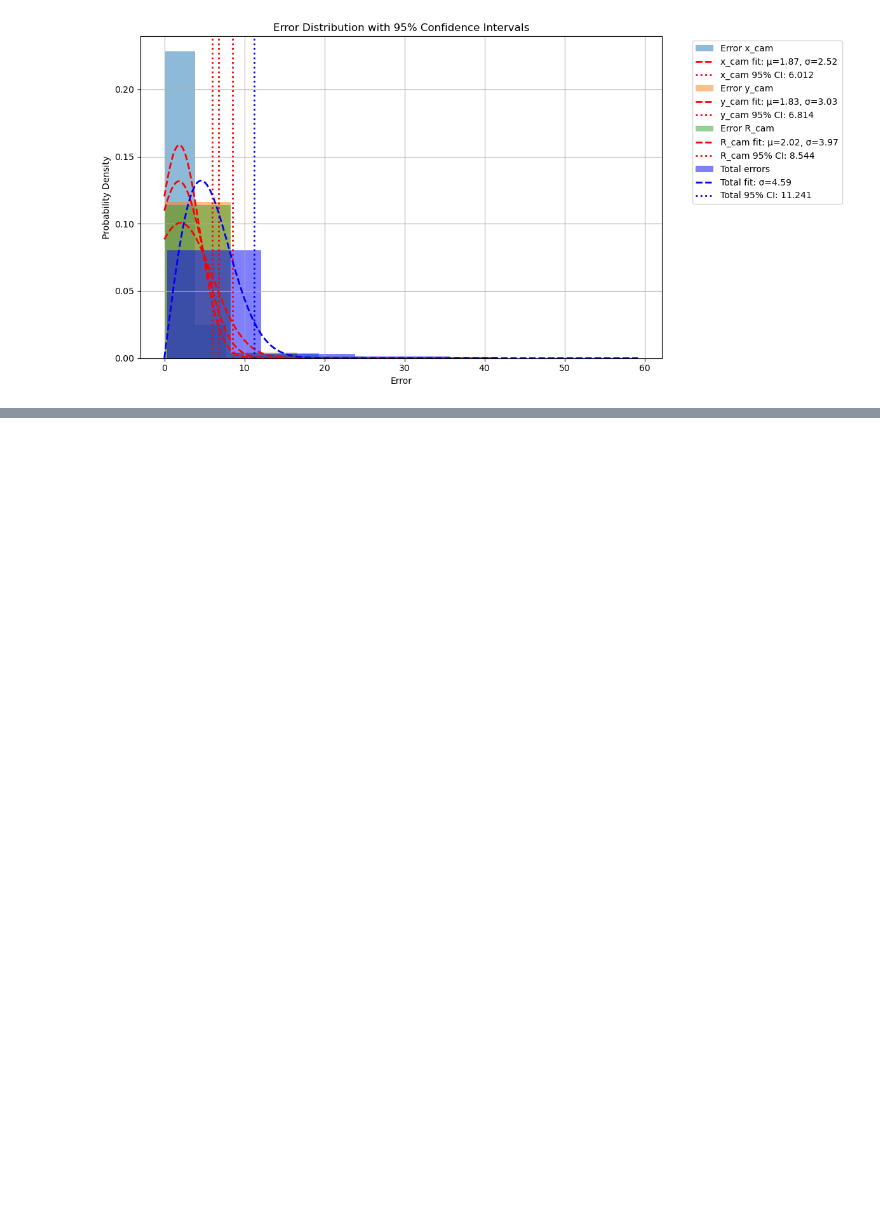
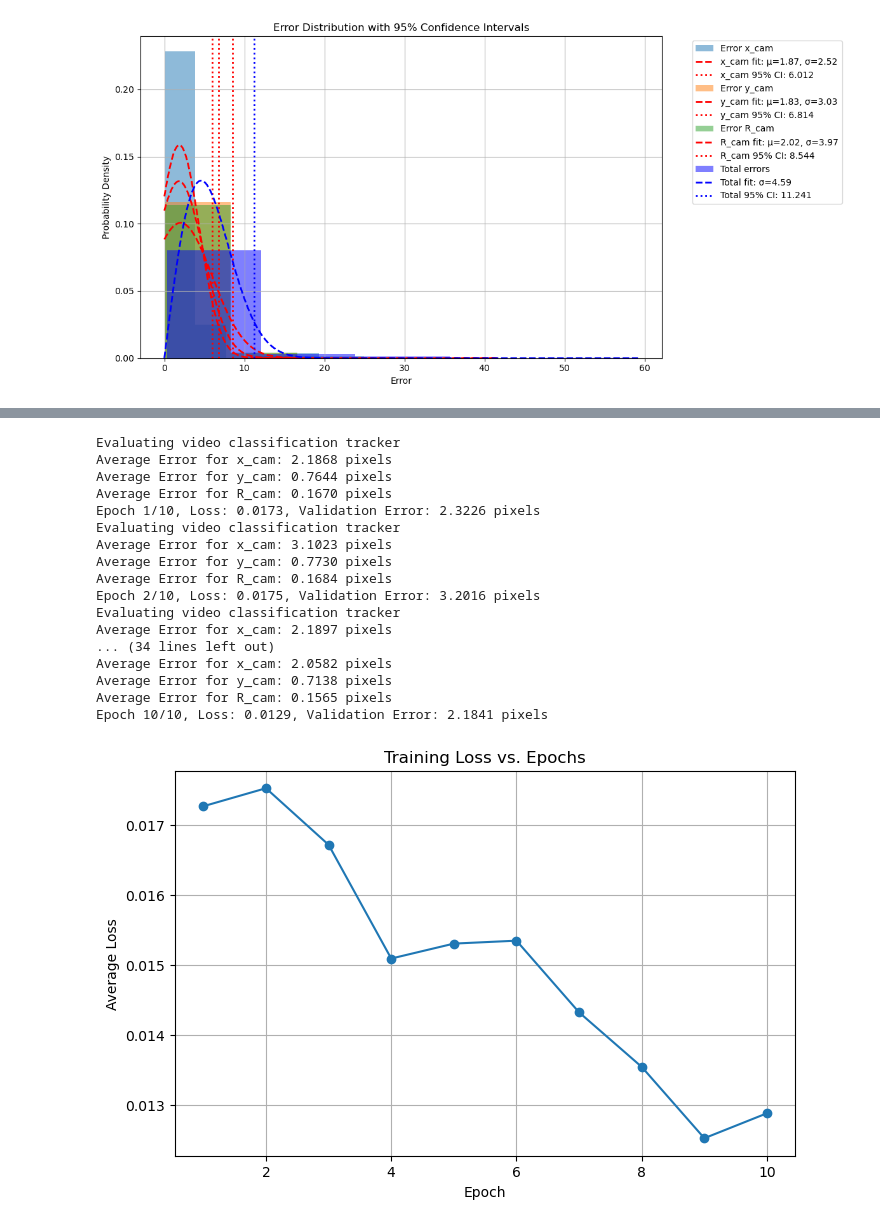
Before and after one commit to MarioRealEn/GoalieSNN, a Jupyter notebook: 3DTracker.ipynb, the cells around one changed output, grey strips where cells are left out. Cells and saved outputs as stored; diff of their text form; code cells hidden in the pictures; blank space fills up the shorter version.

```diff
--- a/3DTracker.ipynb
+++ b/3DTracker.ipynb
@@ -1536,0 +1618,19 @@ array([[1., 0., 0.],
+# %%
+dataset_path = 'dataset_python_sim'
+accumulation_time = 10 # ms
+quantization = 8
+batch_size = 4
+dataset_type = 'all'
+new_positions_csv = f'dataset_python_sim/positions_in_fov_{accumulation_time}ms.csv'
+trainset_in = dt.Tracking3DVideoDataset(dataset_path, accumulation_time, positions_csv=new_positions_csv, quantization = quantization, split='train', dataset_type=dataset_type)
+testset_in = dt.Tracking3DVideoDataset(dataset_path, accumulation_time, positions_csv=new_positions_csv, quantization = quantization, split='test', dataset_type=dataset_type)
+validationset_in = dt.Tracking3DVideoDataset(dataset_path, accumulation_time, positions_csv=new_positions_csv, quantization = quantization, split='val', dataset_type=dataset_type)
+trainloader_in = DataLoader(trainset_in, batch_size=batch_size, shuffle=True, num_workers=0, collate_fn=trainset_in.collate_fn)
+testloader_in = DataLoader(testset_in, batch_size=batch_size, shuffle=False, num_workers=0, collate_fn=testset_in.collate_fn)
+valid_loader_in = DataLoader(validationset_in, batch_size=batch_size, shuffle=False, num_workers=0, collate_fn=validationset_in.collate_fn)
+
+model = network.SCNNVideoClassification(trainset_in, weighted_avg=False).to(device)
+model.name += '-all'
+optimizer = optim.Adam(model.parameters(), lr=0.001)
+loss_function = network.classification_loss
+model.start_training(trainloader_in, optimizer, device, loss_function=loss_function, validationloader=valid_loader_in, num_steps=10, num_epochs=30, chunk_size=40, save=[30, 50]) # I AM TRAINING ON THE TESTLOADER FOR FASTER TRAINING
@@ -1536,0 +1656,21 @@ array([[1., 0., 0.],
+# %%
+
+dataset_path = 'dataset_python_sim'
+accumulation_time = 10 # ms
+quantization = 8
+batch_size = 4
+dataset_type = 'rolls'
+new_positions_csv = f'dataset_python_sim/positions_in_fov_{accumulation_time}ms.csv'
+trainset_in = dt.Tracking3DVideoDataset(dataset_path, accumulation_time, positions_csv=new_positions_csv, augment=True, quantization = quantization, split='train', dataset_type=dataset_type)
+testset_in = dt.Tracking3DVideoDataset(dataset_path, accumulation_time, positions_csv=new_positions_csv, quantization = quantization, split='test', dataset_type=dataset_type)
+validationset_in = dt.Tracking3DVideoDataset(dataset_path, accumulation_time, positions_csv=new_positions_csv, quantization = quantization, split='val', dataset_type=dataset_type)
+trainloader_in = DataLoader(trainset_in, batch_size=batch_size, shuffle=True, num_workers=0, collate_fn=trainset_in.collate_fn)
+testloader_in = DataLoader(testset_in, batch_size=batch_size, shuffle=False, num_workers=0, collate_fn=testset_in.collate_fn)
+valid_loader_in = DataLoader(validationset_in, batch_size=batch_size, shuffle=False, num_workers=0, collate_fn=validationset_in.collate_fn)
+print(trainset_in.return_n_frames())
+
+model = network.SCNNVideoClassification(trainset_in, weighted_avg=False).to(device)
+model.name += '-rolls'
+optimizer = optim.Adam(model.parameters(), lr=0.001)
+loss_function = network.classification_loss
+model.start_training(trainloader_in, optimizer, device, loss_function=loss_function, validationloader=valid_loader_in, num_steps=10, num_epochs=30, chunk_size=40, save=[30, 50]) # I AM TRAINING ON THE TESTLOADER FOR FASTER TRAINING
@@ -1536,0 +1695,21 @@ array([[1., 0., 0.],
+# %%
+model.start_training(trainloader_in, optimizer, device, loss_function=loss_function, validationloader=valid_loader_in, num_steps=1, num_epochs=10, chunk_size=40) # I AM TRAINING ON THE TESTLOADER FOR FASTER TRAINING
+# %% [output]
+Evaluating video classification tracker
+Average Error for x_cam: 2.1868 pixels
+Average Error for y_cam: 0.7644 pixels
+Average Error for R_cam: 0.1670 pixels
+Epoch 1/10, Loss: 0.0173, Validation Error: 2.3226 pixels
+Evaluating video classification tracker
+Average Error for x_cam: 3.1023 pixels
+Average Error for y_cam: 0.7730 pixels
+Average Error for R_cam: 0.1684 pixels
+Epoch 2/10, Loss: 0.0175, Validation Error: 3.2016 pixels
+Evaluating video classification tracker
+Average Error for x_cam: 2.1897 pixels
+... (34 lines left out)
+Average Error for x_cam: 2.0582 pixels
+Average Error for y_cam: 0.7138 pixels
+Average Error for R_cam: 0.1565 pixels
+Epoch 10/10, Loss: 0.0129, Validation Error: 2.1841 pixels
+[figure, added]
```
Also changed, not shown: parts of 35 cells of this notebook, 2 other files.
